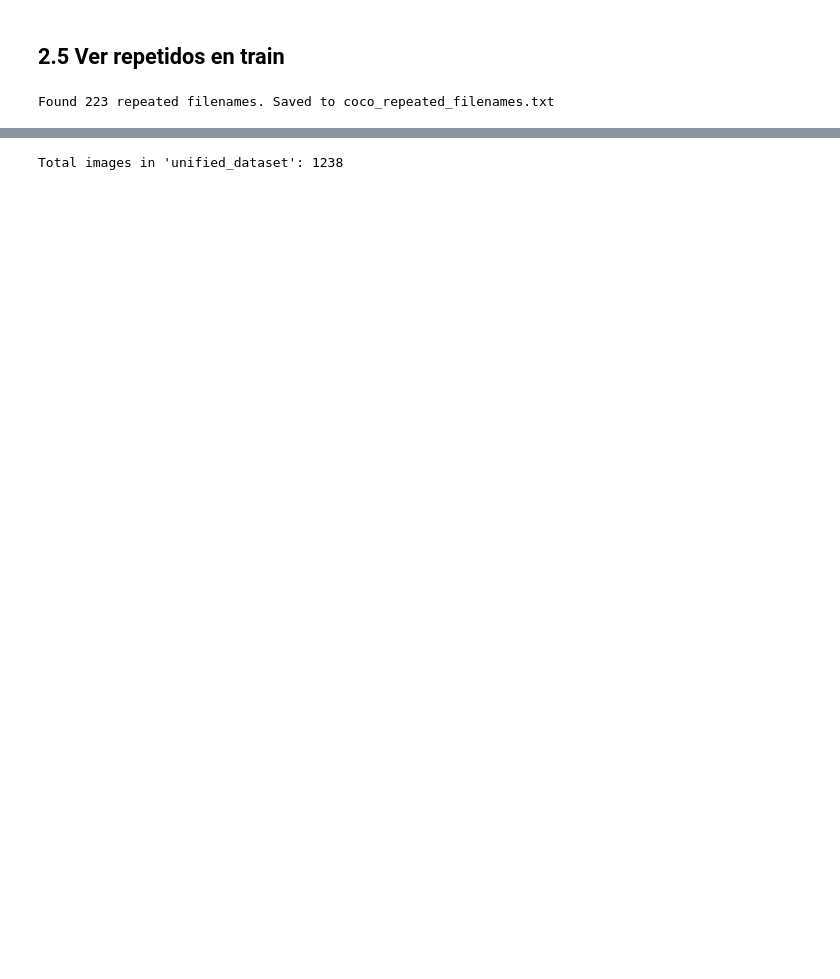
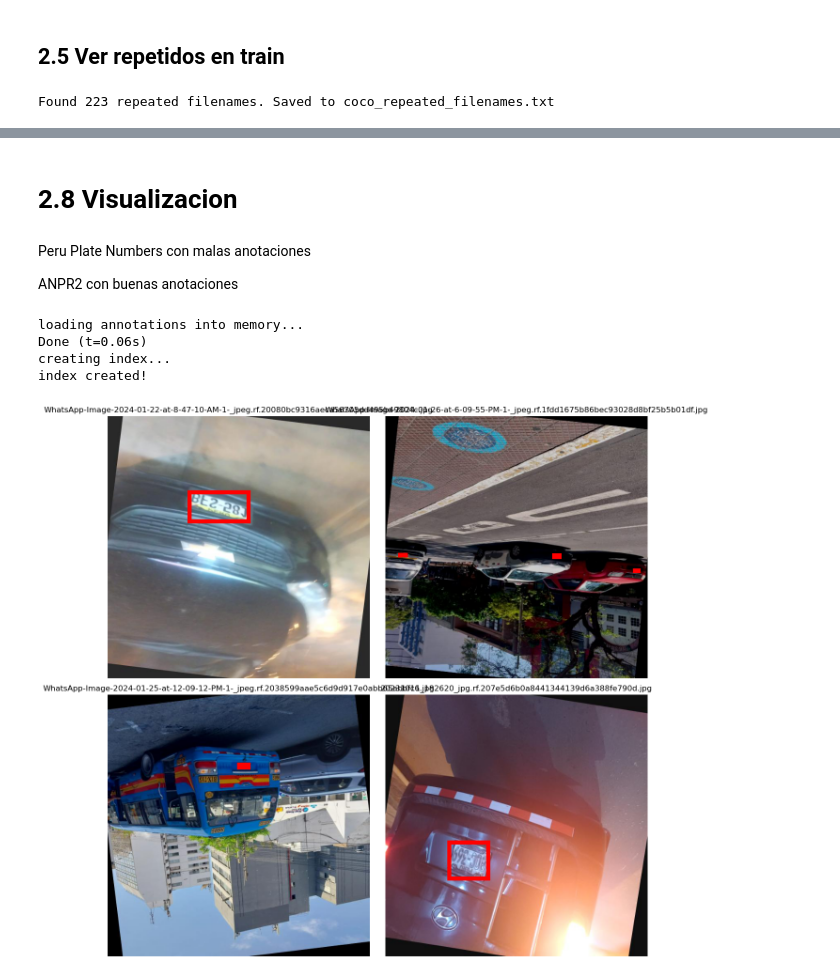
Before and after one commit to a20190202/Tesis, a Jupyter notebook: O1-Repositorio/1-Placas/datasets/processing-formats.ipynb, the cells around one changed output, grey strips where cells are left out. Drawn from its saved outputs; the diff is of its cells as text; code cells hidden in the pictures; blank space fills up the shorter version.

Commit message:
fix - clean plates 2

```diff
--- a/O1-Repositorio/1-Placas/datasets/processing-formats.ipynb
+++ b/O1-Repositorio/1-Placas/datasets/processing-formats.ipynb
@@ -369,15 +594,2 @@ print_bbox_count_per_image("unified_annotations.coco.json")
-# %%
-import os
-
-def count_images_in_folder(folder_path):
-    image_extensions = {'.jpg', '.jpeg', '.png'}
-    image_files = [
-        f for f in os.listdir(folder_path)
-        if os.path.splitext(f)[1].lower() in image_extensions
-    ]
-    print(f"Total images in '{folder_path}': {len(image_files)}")
-
-# Example usage
-count_images_in_folder("unified_dataset")
-# %% [output]
-Total images in 'unified_dataset': 1238
+# %% [markdown]
+# 2.8 Visualizacion
@@ -383,0 +644,14 @@ Total images in 'unified_dataset': 1238
+# %% [markdown]
+Peru Plate Numbers con malas anotaciones
+
+
+ANPR2 con buenas anotaciones
+# %%
+#visualize_coco_bboxes("Peru Plate Numbers.v3i.coco/valid")
+visualize_coco_bboxes("ANPR2.v1i.coco/train")
+# %% [output]
+loading annotations into memory...
+Done (t=0.06s)
+creating index...
+index created!
+[figure, added]
```
Also changed, not shown: parts of 27 cells of this notebook, 10 other files.
